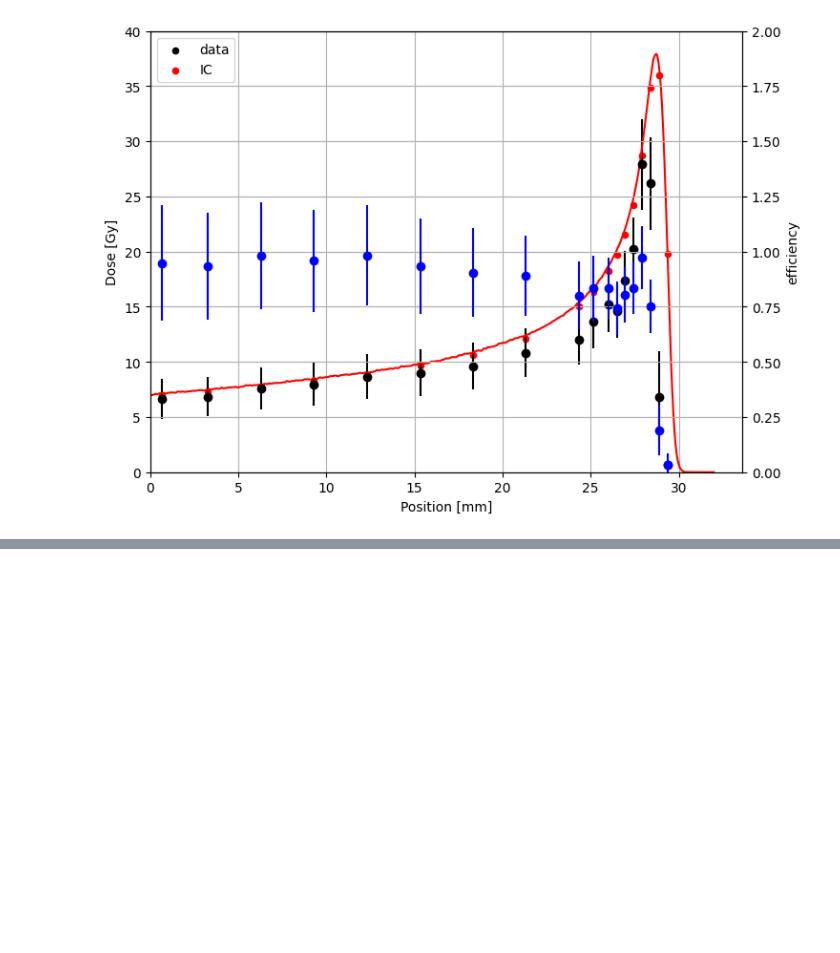
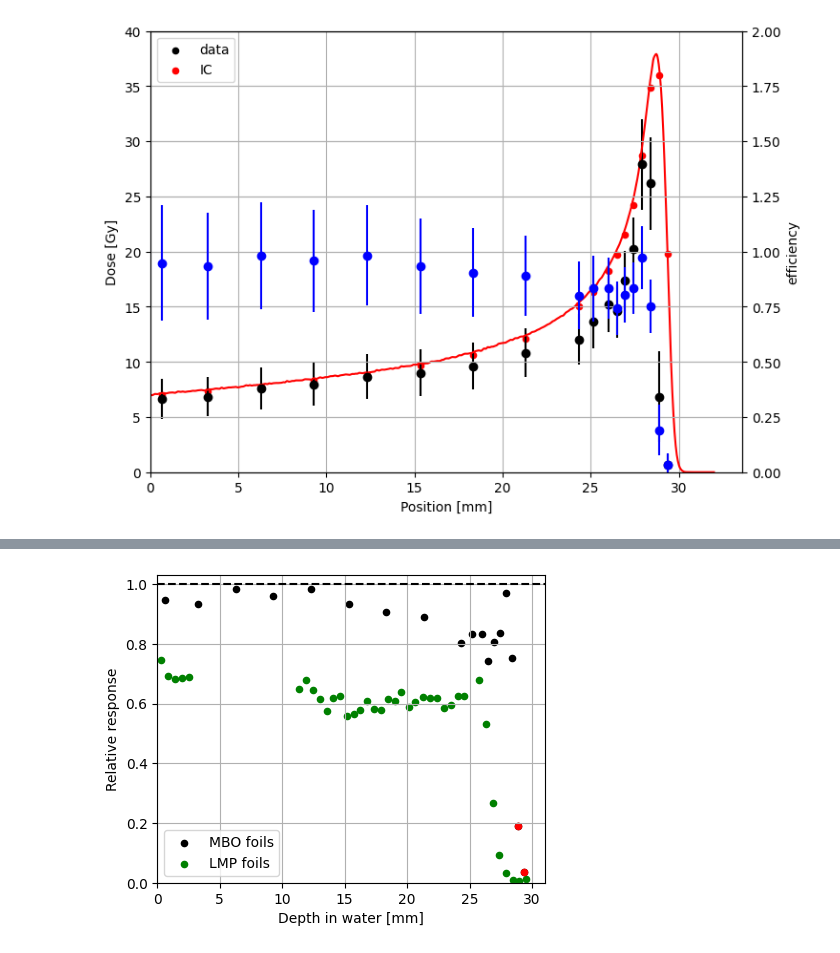
Before and after one commit to grzanka/osl_mb_foils, a Jupyter notebook: notebooks/pub_materials_2024/0.2-lg-mb-foils-efficiency.ipynb, the cells around one changed output, grey strips where cells are left out. Cells and saved outputs as stored; diff of their text form; code cells hidden in the pictures; blank space fills up the shorter version.

```diff
--- a/notebooks/pub_materials_2024/0.2-lg-mb-foils-efficiency.ipynb
+++ b/notebooks/pub_materials_2024/0.2-lg-mb-foils-efficiency.ipynb
@@ -271,3 +271,6 @@ ax_eff.set_ylim(0,2)
 # %% [output]
 (0.0, 2.0)
 [figure]
+# %%
+lmp_path = base_path.parent / 'LMP_foils' / 'efficiency.h5'
+lmp_path.exists()
@@ -273,0 +279,3 @@ ax_eff.set_ylim(0,2)
+# %%
+df = pd.read_hdf(lmp_path)
+df
@@ -273,0 +301,28 @@ ax_eff.set_ylim(0,2)
+# %%
+df_with_pos['efficiency'] = df_with_pos['dose_Co60_Gy'] / df_with_pos['dose_interp']
+df_with_pos['efficiency_eff'] = df_with_pos['dose_Co60_Gy'] / df_with_pos['dose_interp'] * df_with_pos['std_signal'] / df_with_pos['mean_signal']
+fig, ax = plt.subplots(figsize=(5, 4))
+df_with_pos.plot(x='pos_center_mm', y='efficiency', kind='scatter', color='black', grid=True, ax=ax, marker='o', label='MBO foils')
+
+df.plot(x='pos_mm', y='eff', kind='scatter', color='green', grid=True, ax=ax, marker='o', label='LMP foils')
+
+#ax.errorbar(df_with_pos['pos_center_mm'], df_with_pos['efficiency'], xerr=xerror, yerr=df_with_pos['efficiency_eff'], fmt='.', color='black')
+
+# plot red circles around last two points
+#ax.errorbar(df_with_pos['pos_center_mm'].iloc[-2:], df_with_pos['efficiency'].iloc[-2:], xerr=xerror, yerr=df_with_pos['efficiency_eff'].iloc[-2:], fmt='o', color='red')
+
+# plot last two points as large red circles without error bars
+ax.scatter(df_with_pos['pos_center_mm'].iloc[-2:], df_with_pos['efficiency'].iloc[-2:], color='red', s=20, label='_nolabel')
+
+ax.axhline(1, color='black', linestyle='--')
+ax.set_xlim(0, None)
+ax.set_ylim(0, None)
+#ax.set_xlim(28, None)
+
+ax.set_xlabel("Depth in water [mm]")
+ax.set_ylabel("Relative response")
+ax.legend()
+
+fig.savefig(plots_path / "efficiency_vs_lmp.svg")
+# %% [output]
+[figure, added]
```
Also changed, not shown: parts of 5 cells of this notebook.
